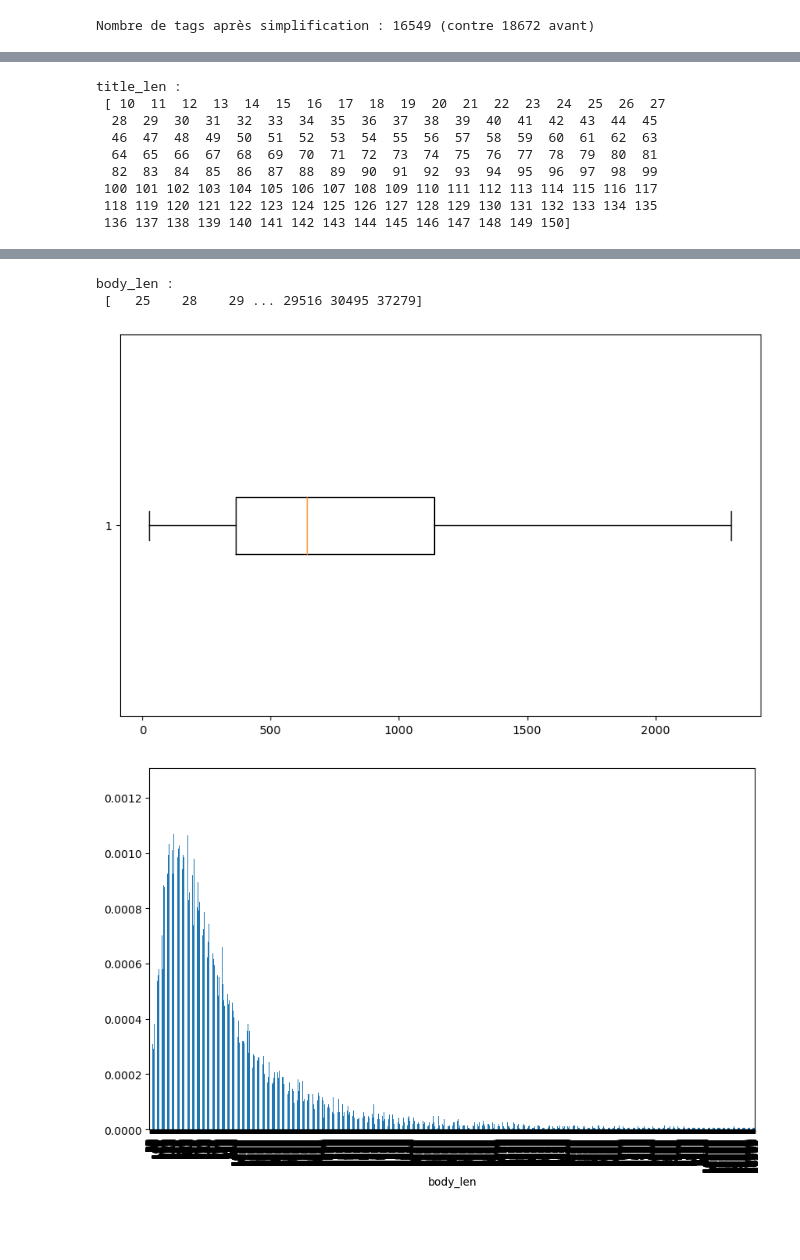
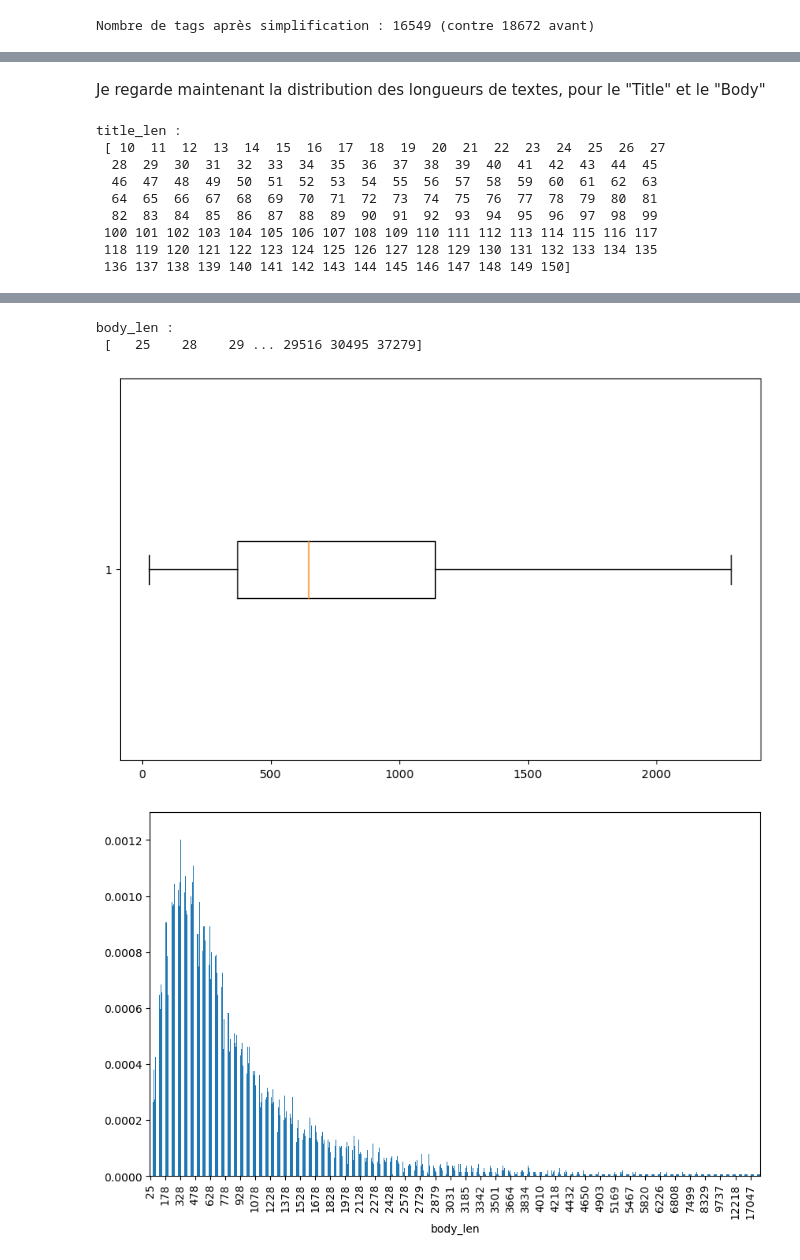
Before and after one commit to JulienGremillot/OpenClassrooms_Ingenieur_Machine_Learning, a Jupyter notebook: Catégorisez automatiquement des questions/Catégorisez automatiquement des questions - 1.ipynb, the cells around one changed output, grey strips where cells are left out. Drawn from its saved outputs; the diff is of its cells as text; code cells hidden in the pictures; blank space fills up the shorter version.

Commit message:
mise à jour jusqu'a sauvegarde texte + tags

```diff
--- a/Catégorisez automatiquement des questions/Catégorisez automatiquement des questions - 1.ipynb
+++ b/Catégorisez automatiquement des questions/Catégorisez automatiquement des questions - 1.ipynb
@@ -454,0 +332,3 @@ Index(['Id', 'AcceptedAnswerId', 'CreationDate', 'Score', 'ViewCount', 'Body',
+# %%
+df['nb_tags'] = df['simple_tags'].apply(lambda tags: len(tags))
+show_distribution_col(df, 'nb_tags', 2)
@@ -454,0 +362,3 @@ Index(['Id', 'AcceptedAnswerId', 'CreationDate', 'Score', 'ViewCount', 'Body',
+# %%
+top_tags = [t[0] for t in simple_tags_df[simple_tags_df['nb'] > 100].index.tolist()]
+print(top_tags)
@@ -454,0 +461,2 @@ Index(['Id', 'AcceptedAnswerId', 'CreationDate', 'Score', 'ViewCount', 'Body',
+# %%
+df['tags_filtered'] = [[t for t in tags_col if t in top_tags] for tags_col in df['simple_tags']]
@@ -454,0 +482,7 @@ Index(['Id', 'AcceptedAnswerId', 'CreationDate', 'Score', 'ViewCount', 'Body',
+# %%
+nb_avant = df.shape[0]
+print("Nombre de lignes avant :", nb_avant)
+df = df.loc[df["tags_filtered"].apply(len) > 0]
+nb_apres = df.shape[0]
+print("Nombre de lignes après :", nb_apres)
+print("Soit une diminution de :", 100 - round(nb_apres * 100 / nb_avant), "%")
@@ -455,8 +493,10 @@ Index(['Id', 'AcceptedAnswerId', 'CreationDate', 'Score', 'ViewCount', 'Body',
+# %% [markdown]
+Je regarde maintenant la distribution des longueurs de textes, pour le "Title" et le "Body"
 # %%
 df['title_len'] = df['Title'].apply(lambda title: len(title))
 df['body_len'] = df['Body'].apply(lambda body: len(body))
-show_distribution_col(df, 'title_len')
-show_distribution_col(df, 'body_len')
+show_distribution_col(df, 'title_len', 3)
+show_distribution_col(df, 'body_len', 150)
 # %% [output]
 title_len :
  [ 10  11  12  13  14  15  16  17  18  19  20  21  22  23  24  25  26  27
@@ -472,4 +512,4 @@ title_len :
 body_len :
  [   25    28    29 ... 29516 30495 37279]
 [figure]
-[figure, old version]
+[figure, new version]
```
Also changed, not shown: parts of 73 cells of this notebook.
